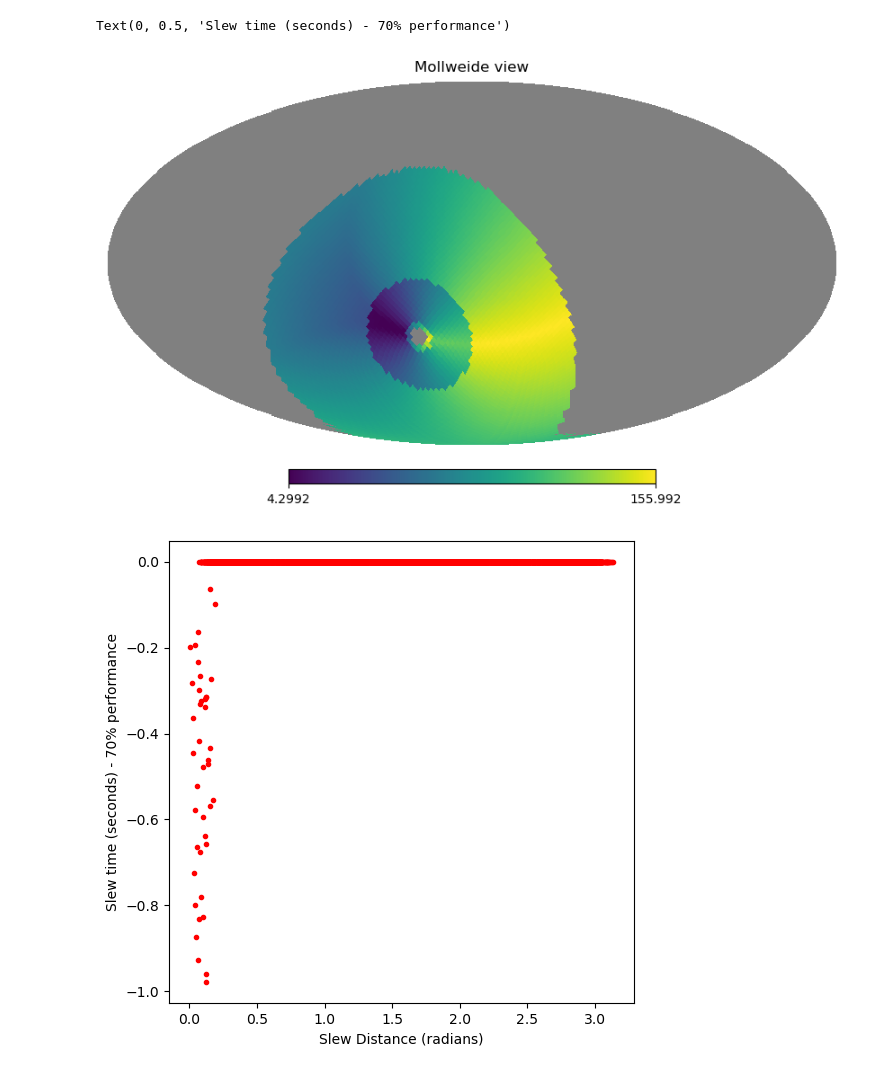
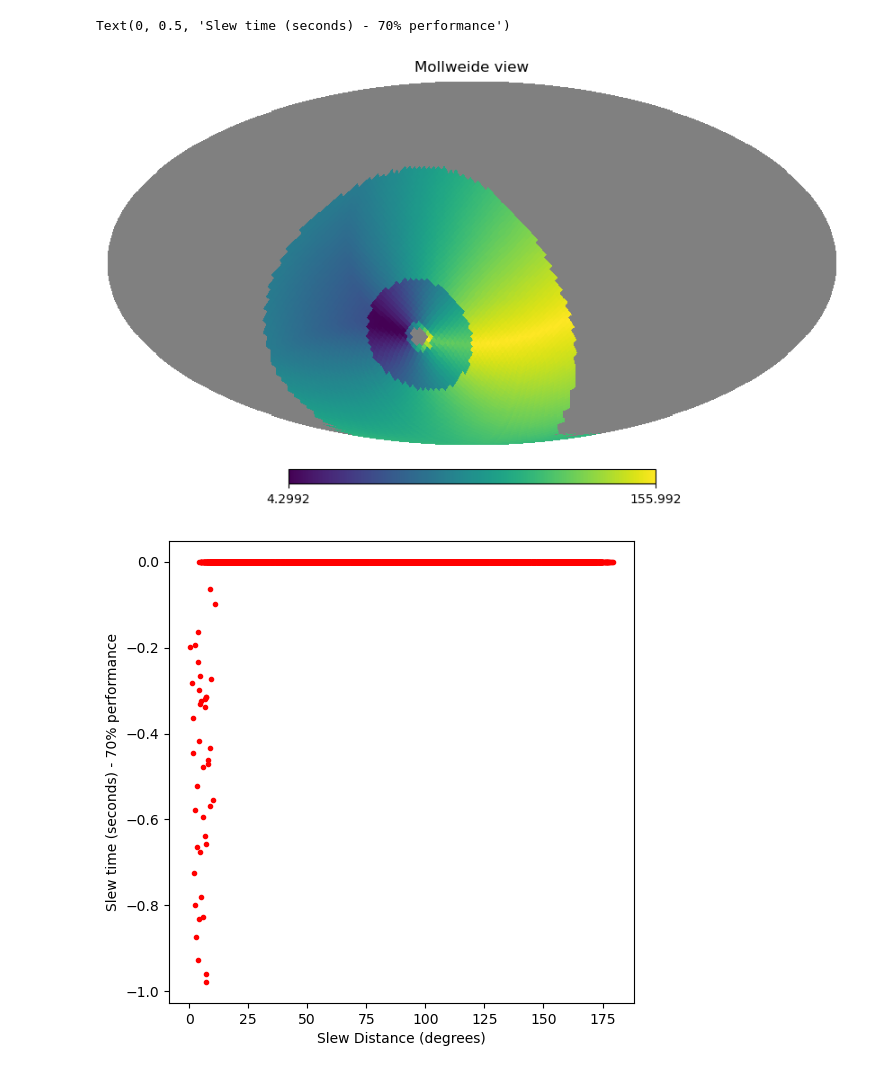
Before and after one commit to lsst-sims/sims_featureScheduler_runs4.1, a Jupyter notebook: ccr1/SlewTimeComparison.ipynb, the cells around one changed output. Saved outputs shown, nothing was run; the diff lists cells and outputs as text; code cells hidden in the pictures.

```diff
--- a/ccr1/SlewTimeComparison.ipynb
+++ b/ccr1/SlewTimeComparison.ipynb
@@ -21,6 +24,7 @@ starting_alt_rad=np.radians(75)
 starting_az_rad=np.radians(75)
 
 dists = _angular_separation(alt, az, starting_alt_rad, starting_az_rad)
+dists = np.degrees(dists)
 # %%
 kinematic_model = KinemModel(mjd0=mjd)
 tma = tma_movement(70)
@@ -88,18 +127,18 @@ Text(0, 0.5, 'Slew time (seconds) - 70% performance')
 # %%
 kinematic_model = KinemModel(mjd0=SURVEY_START_MJD)
 tma = tma_movement(100)
 kinematic_model.setup_telescope(**tma)
 
 slewtimes = kinematic_model.slew_times(np.radians(sky['ra']), np.radians(sky['dec']), mjd=SURVEY_START_MJD,
                                       starting_alt_rad=starting_alt_rad, starting_az_rad=starting_az_rad)
 hp.mollview(slewtimes, rot=(120, 0, 0))
 
 plt.figure(figsize=(6,6))
 #plt.plot(dists, slewtimes, 'k.')
 plt.plot(dists, slewtimes - nominal, 'r.')
-plt.xlabel("Slew Distance (radians)")
+plt.xlabel("Slew Distance (degrees)")
 plt.ylabel("Slew time (seconds) - 70% performance")
 # %% [output]
 Text(0, 0.5, 'Slew time (seconds) - 70% performance')
 [figure]
-[figure, old version]
+[figure, new version]
```
Also changed, not shown: parts of 11 cells of this notebook.
